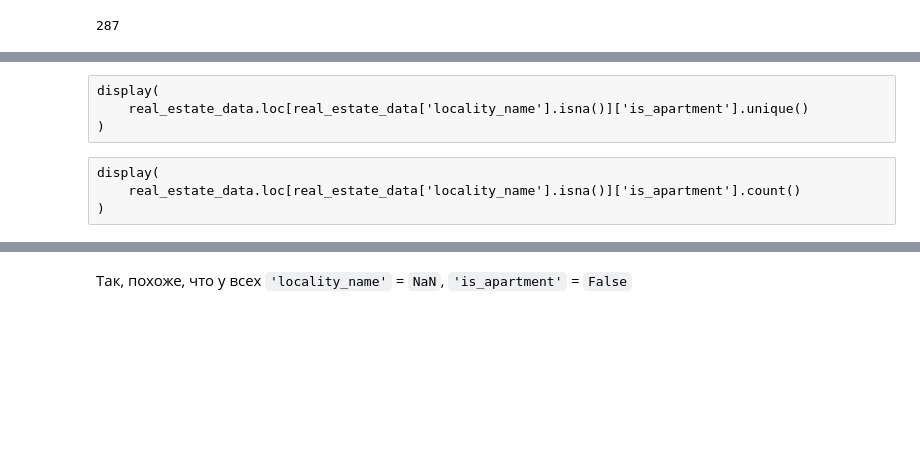
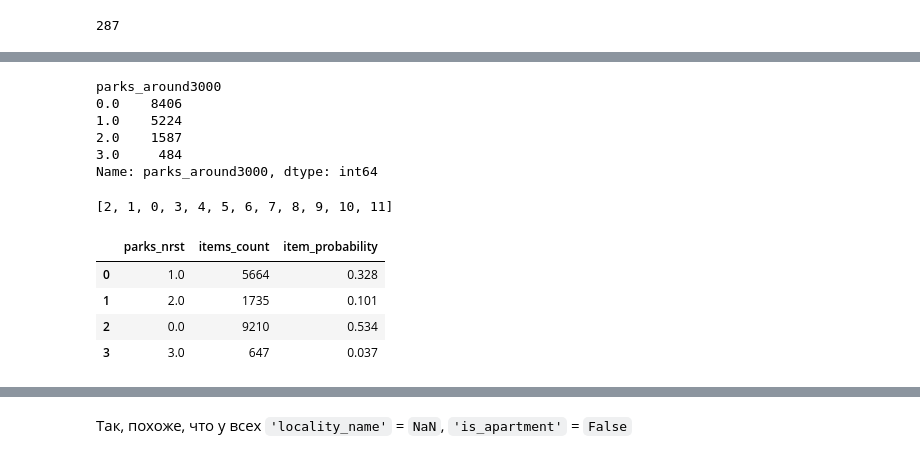
Before and after one commit to zabelin-ds/practicum, a Jupyter notebook: 03_project/real_estate_00.ipynb, the cells around one changed output, grey strips where cells are left out. Saved outputs shown, nothing was run; the diff lists cells and outputs as text; code cells hidden in the pictures; blank space fills up the shorter version.

```diff
--- a/03_project/real_estate_00.ipynb
+++ b/03_project/real_estate_00.ipynb
@@ -1485,8 +1479,62 @@ KeyError: 'locality_name'
-# %% [raw]
-display(
-    real_estate_data.loc[real_estate_data['locality_name'].isna()]['is_apartment'].unique()
-)
-# %% [raw]
-display(
-    real_estate_data.loc[real_estate_data['locality_name'].isna()]['is_apartment'].count()
-)
+# %%
+display(
+    real_estate_data.loc[
+        ~(real_estate_data['parks_around3000'].isna())
+        & (real_estate_data['locality_name'] == 'Санкт-Петербург')
+        # , 'parks_around3000'
+    ].groupby(by='parks_around3000')['parks_around3000'].count()
+)
+# %% [output]
+parks_around3000
+0.0    8406
+1.0    5224
+2.0    1587
+3.0     484
+Name: parks_around3000, dtype: int64
+# %%
+display(
+    list(real_estate_data.loc[
+             real_estate_data['parks_around3000'].isna(),
+             'locality_type'
+         ].unique()
+     )
+)
+# %% [output]
+[2, 1, 0, 3, 4, 5, 6, 7, 8, 9, 10, 11]
+# %%
+parks_prbblt_columns = ('parks_nrst', 'items_count', 'item_probability')
+parks_probability_df = pd.DataFrame(columns=parks_prbblt_columns)
+
+parks_probability_df['parks_nrst'] = (
+    real_estate_data.loc[
+        (real_estate_data['locality_type'] == 0)
+        & ~(real_estate_data['parks_around3000'].isna())
+        , 'parks_around3000'
+    ].unique()
+)
+
+parks_probability_df['items_count'] = (
+    parks_probability_df['parks_nrst'].apply(
+        lambda x: real_estate_data.loc[
+            (real_estate_data['locality_type'] == 0)
+            & (real_estate_data['parks_around3000'] == x)
+            , 'parks_around3000'
+        ].count()
+    )
+)
+
+parks_probability_df['item_probability'] = (
+    parks_probability_df['items_count'].apply(
+        lambda x: round(x / parks_probability_df['items_count'].sum(), 3)
+    )
+)
+# %%
+display(
+    parks_probability_df
+)
+# %% [output]
+|  | parks_nrst | items_count | item_probability |
+| 0 | 1.0 | 5664 | 0.328 |
+| 1 | 2.0 | 1735 | 0.101 |
+| 2 | 0.0 | 9210 | 0.534 |
+| 3 | 3.0 | 647 | 0.037 |
```
Also changed, not shown: parts of 32 cells of this notebook.
